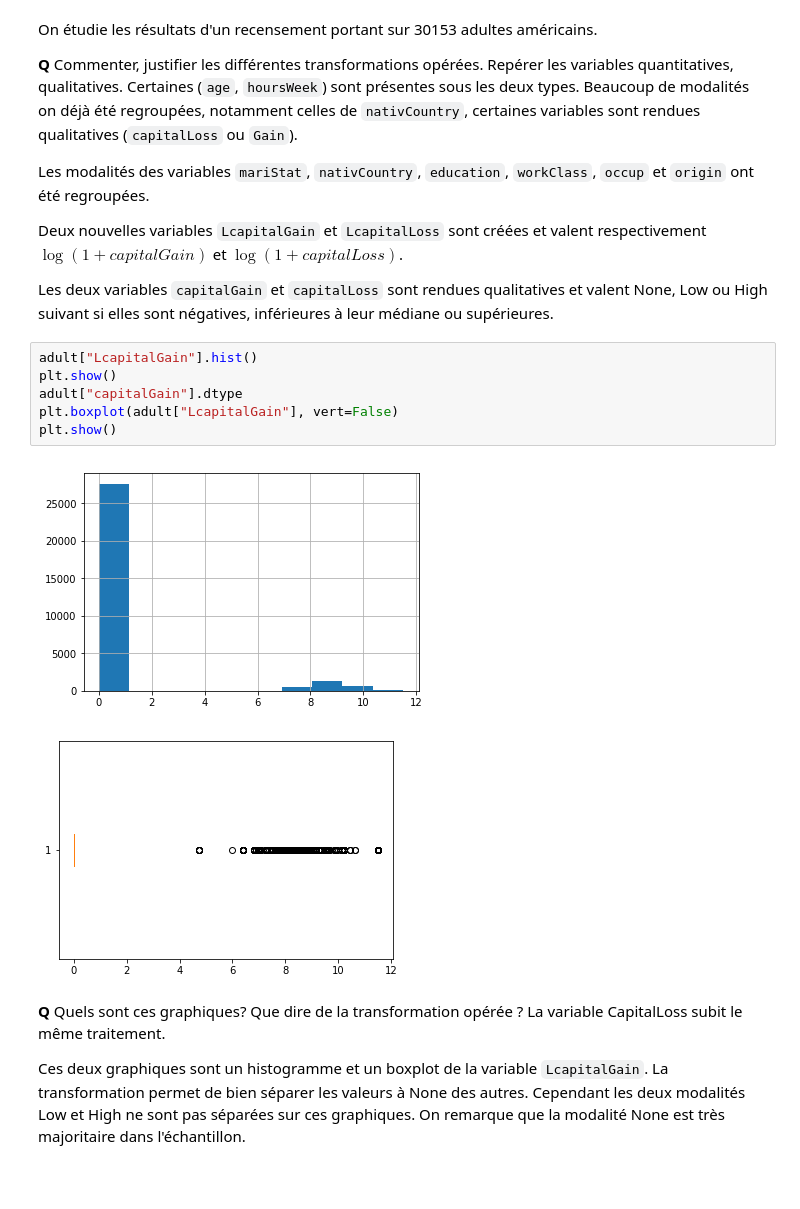
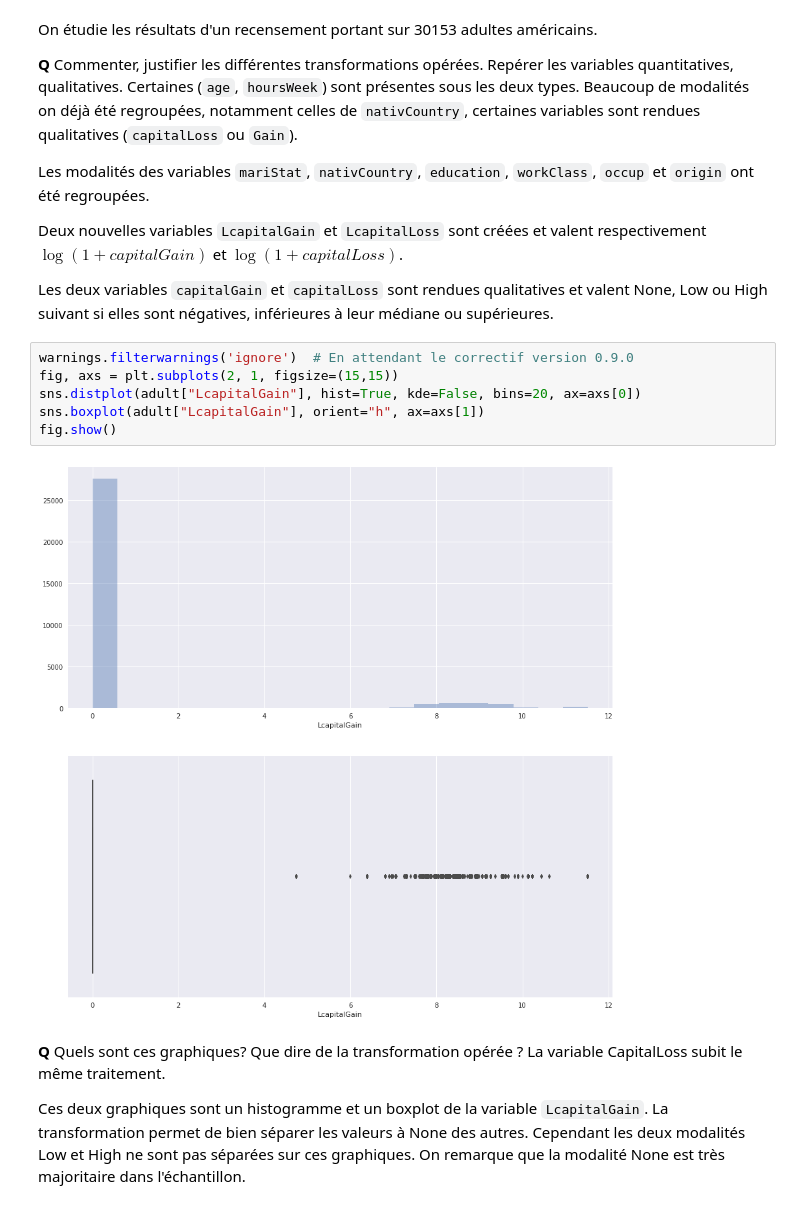
Before and after one commit to PaulCharnay/Exploration, a Jupyter notebook: Explo-Python-AdultCensus.ipynb, the cells around one changed output. Drawn from its saved outputs; the diff is of its cells as text; blank space fills up the shorter version.

```diff
--- a/Explo-Python-AdultCensus.ipynb
+++ b/Explo-Python-AdultCensus.ipynb
@@ -328,15 +331,14 @@ Les modalités des variables `mariStat`, `nativCountry`, `education`, `workClass
 Deux nouvelles variables `LcapitalGain` et `LcapitalLoss` sont créées et valent respectivement $\log (1 + capitalGain)$ et $\log (1 + capitalLoss)$.
 
 Les deux variables `capitalGain` et `capitalLoss` sont rendues qualitatives et valent None, Low ou High suivant si elles sont négatives, inférieures à leur médiane ou supérieures.
-# %%
-adult["LcapitalGain"].hist()
-plt.show()
-adult["capitalGain"].dtype
-plt.boxplot(adult["LcapitalGain"], vert=False)
-plt.show()
-# %% [output]
-[figure, removed]
-[figure, removed]
+# %%
+warnings.filterwarnings('ignore')  # En attendant le correctif version 0.9.0
+fig, axs = plt.subplots(2, 1, figsize=(15,15))
+sns.distplot(adult["LcapitalGain"], hist=True, kde=False, bins=20, ax=axs[0])
+sns.boxplot(adult["LcapitalGain"], orient="h", ax=axs[1])
+fig.show()
+# %% [output]
+[figure, added]
 # %% [markdown]
 **Q** Quels sont ces graphiques? Que dire de la transformation  opérée ? La variable CapitalLoss subit le même traitement.
 
```
Also changed, not shown: parts of 11 cells of this notebook.
